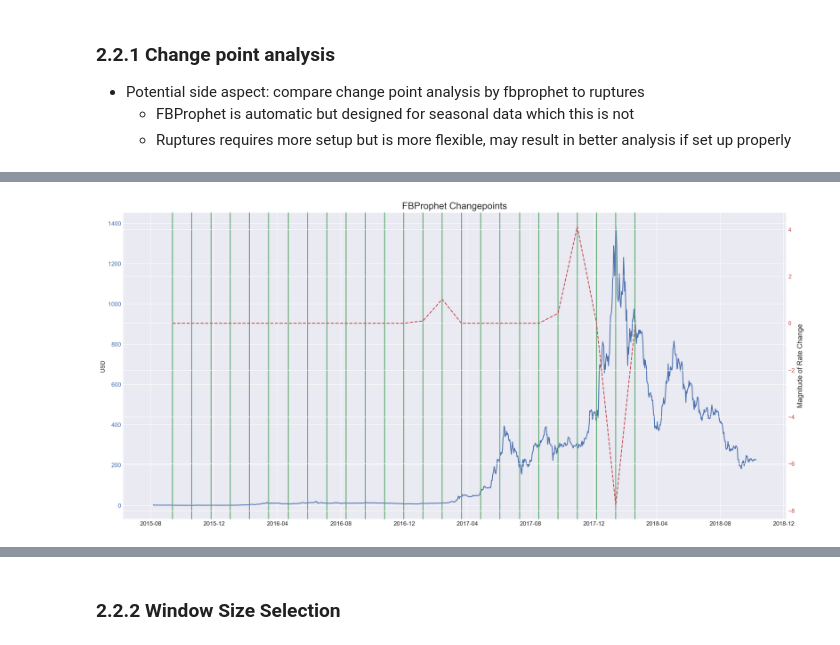
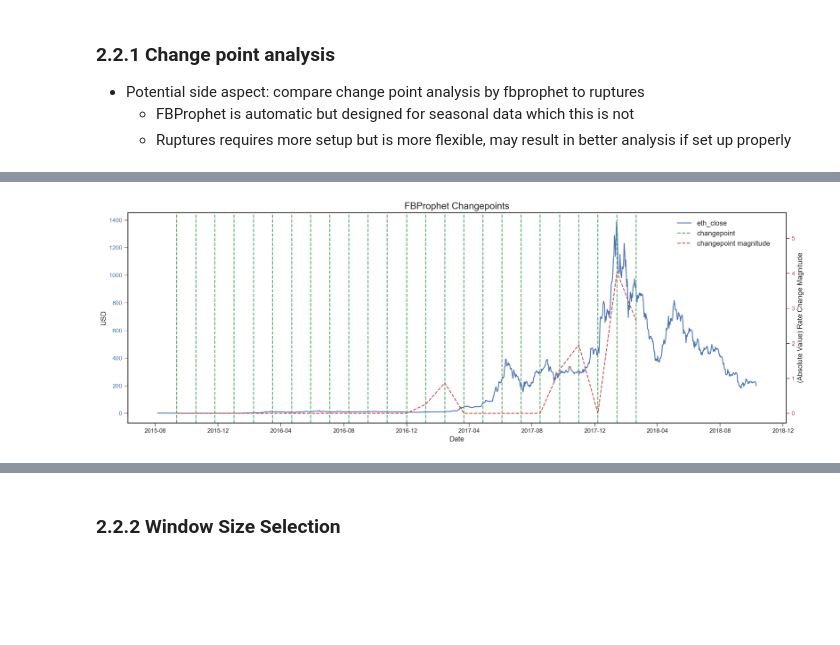
Before and after one commit to brianmcguckin/thinkful_final_capstone, a Jupyter notebook: Ethereum Time Series Analysis.ipynb, the cells around one changed output, grey strips where cells are left out. Cells and saved outputs as stored; diff of their text form; code cells hidden in the pictures; blank space fills up the shorter version.

```diff
--- a/Ethereum Time Series Analysis.ipynb
+++ b/Ethereum Time Series Analysis.ipynb
@@ -47,3 +33,15 @@ Using TensorFlow backend.
+# %%
+# plotting options
+%matplotlib inline
+sns.set_style('whitegrid')
+colors = sns.color_palette('deep', 8)
+sns.set_palette(colors)
+figsize1 = (17,6)
+figsize2 = (17,4)
+figsize3 = (17,3)
+dpi=200
+title_fontsize=16
+ax_fontsize=12
 # %% [markdown]
 # Table of Contents
 1. [Introduction](#introduction)
@@ -447,29 +365,59 @@ ValueError: view limit minimum -1.6400000000000001 is less than 1 and is an inva
 # %%
+# plot prophet
+def align_yaxis(ax1, v1, ax2, v2):
+    """adjust ax2 ylimit so that v2 in ax2 is aligned to v1 in ax1"""
+    _, y1 = ax1.transData.transform((0, v1))
+    _, y2 = ax2.transData.transform((0, v2))
+    inv = ax2.transData.inverted()
+    _, dy = inv.transform((0, 0)) - inv.transform((0, y1-y2))
+    miny, maxy = ax2.get_ylim()
+    ax2.set_ylim(miny+dy, maxy+dy)
+
 fig, ax1 = plt.subplots(figsize=figsize1, dpi=dpi)
+sns.set_style('ticks')
 ax1.set_title('FBProphet Changepoints', size=title_fontsize)
-color=colors[0]
+# eth price
 ax1.plot(
     ts.index.values,
     ts.eth_close,
-    color=colors[0]
+    color=colors[0],
 )
 for pt in list(cpts_df.index_locator):
     ax1.axvline(
         x=ts.index.values[pt],
         color=colors[1],
         linewidth=1.5,
+        linestyle='dashed'
     )
-ax1.set_ylabel("USD")
+ax1.axvline(
+    x=ts.index.values[cpts_df.index_locator[0]],
+    color=colors[1],
+    label='changepoint',
+    linewidth=1.5,
+    linestyle='dashed'
+)
+ax1.set_ylabel("USD", size=ax_fontsize)
+ax1.set_xlabel("Date", size=ax_fontsize)
 ax1.tick_params(axis='y', labelcolor=colors[0])
 
 ax2 = ax1.twinx()
-ax2.set_ylabel("Magnitude of Rate Change", size=ax_fontsize)
-ax2.plot(cpts_df.cpts_prophet, cpts_df.delta, c=colors[2], linestyle='dashed')
+ax2.set_ylabel("(Absolute Value) Rate Change Magnitude", size=ax_fontsize)
+ax2.plot(
+    cpts_df.cpts_prophet,
+    abs(cpts_df.delta),
+    label='changepoint magnitude',
+    c=colors[2],
+    linestyle='dashed')
+
 ax2.tick_params(axis='y', labelcolor=colors[2])
+ax2.set_ylim(min(cpts_df.delta), max(cpts_df.delta))
+align_yaxis(ax1, 0, ax2, 0)
+
+fig.legend(prop={'size':ax_fontsize}, bbox_to_anchor=(.95, .92))
 fig.tight_layout()
 plt.show()
 # %% [output]
-[figure, old version]
+[figure, new version]
 # %%
 # extract significant potential changepoints
 
```
Also changed, not shown: parts of 48 cells of this notebook.
